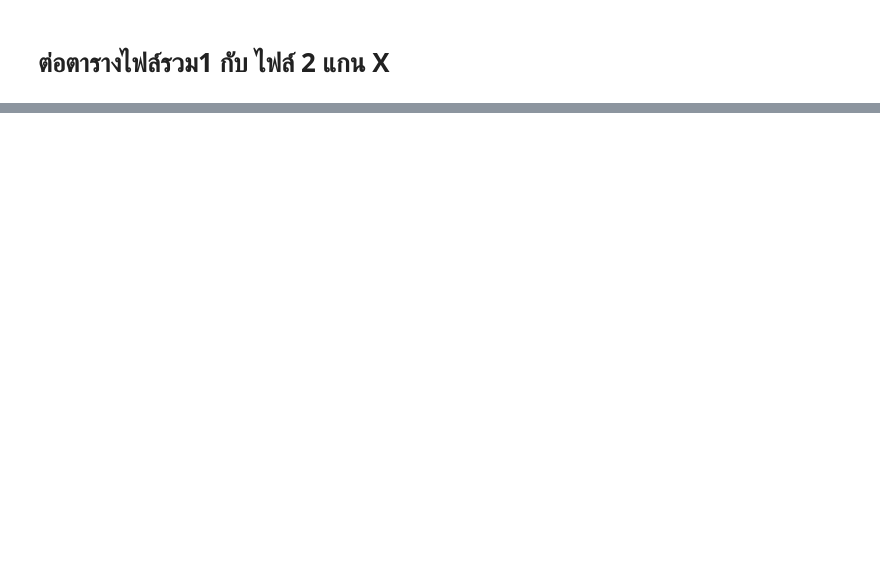
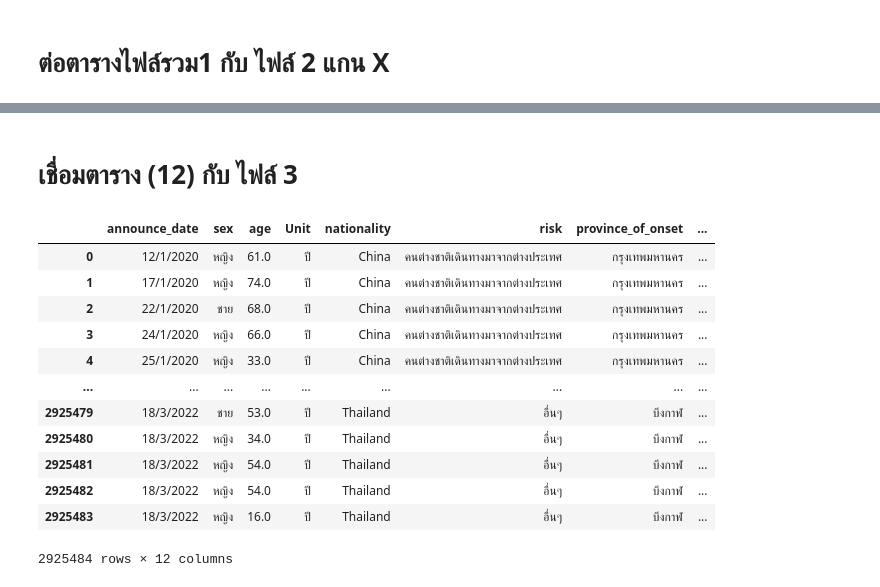
Before and after one commit to Khemapsorn/data_viz_2022, a Jupyter notebook: Project_Datastudio.ipynb, the cells around one changed output, grey strips where cells are left out. Cells and saved outputs as stored; diff of their text form; code cells hidden in the pictures; blank space fills up the shorter version.

```diff
--- a/Project_Datastudio.ipynb
+++ b/Project_Datastudio.ipynb
@@ -282,0 +549,19 @@ data_1 # check รูปร่าง
+# %% [markdown]
+# เชื่อมตาราง (12) กับ ไฟล์ 3
+# %%
+data_final = data_1.merge(field_hos)
+data_final
+# %% [output]
+|  | announce_date | sex | age | Unit | nationality | risk | province_of_onset | ... |
+| 0 | 12/1/2020 | หญิง | 61.0 | ปี | China | คนต่างชาติเดินทางมาจากต่างประเทศ | กรุงเทพมหานคร | ... |
+| 1 | 17/1/2020 | หญิง | 74.0 | ปี | China | คนต่างชาติเดินทางมาจากต่างประเทศ | กรุงเทพมหานคร | ... |
+| 2 | 22/1/2020 | ชาย | 68.0 | ปี | China | คนต่างชาติเดินทางมาจากต่างประเทศ | กรุงเทพมหานคร | ... |
+| 3 | 24/1/2020 | หญิง | 66.0 | ปี | China | คนต่างชาติเดินทางมาจากต่างประเทศ | กรุงเทพมหานคร | ... |
+| 4 | 25/1/2020 | หญิง | 33.0 | ปี | China | คนต่างชาติเดินทางมาจากต่างประเทศ | กรุงเทพมหานคร | ... |
+| ... | ... | ... | ... | ... | ... | ... | ... | ... |
+| 2925479 | 18/3/2022 | ชาย | 53.0 | ปี | Thailand | อื่นๆ | บึงกาฬ | ... |
+| 2925480 | 18/3/2022 | หญิง | 34.0 | ปี | Thailand | อื่นๆ | บึงกาฬ | ... |
+| 2925481 | 18/3/2022 | หญิง | 54.0 | ปี | Thailand | อื่นๆ | บึงกาฬ | ... |
+| 2925482 | 18/3/2022 | หญิง | 54.0 | ปี | Thailand | อื่นๆ | บึงกาฬ | ... |
+| 2925483 | 18/3/2022 | หญิง | 16.0 | ปี | Thailand | อื่นๆ | บึงกาฬ | ... |
+2925484 rows × 12 columns
```
Also changed, not shown: parts of 22 cells of this notebook.
